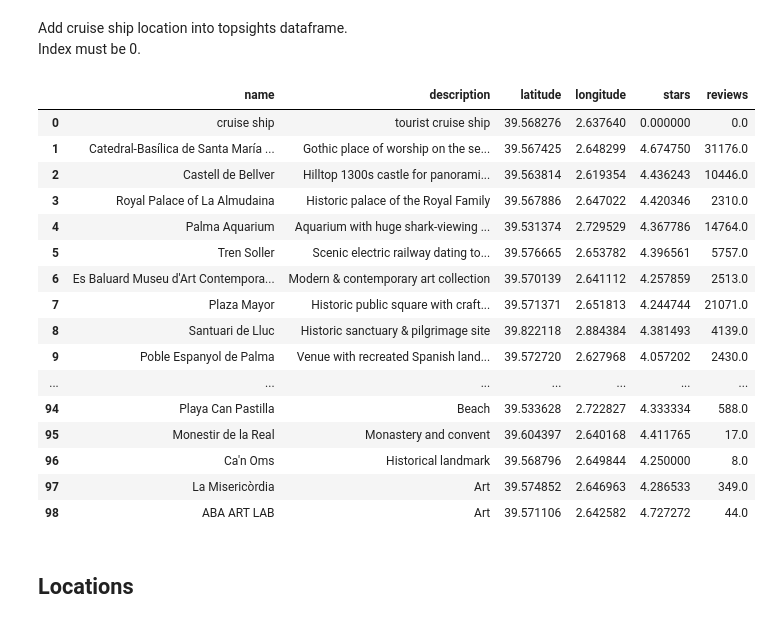
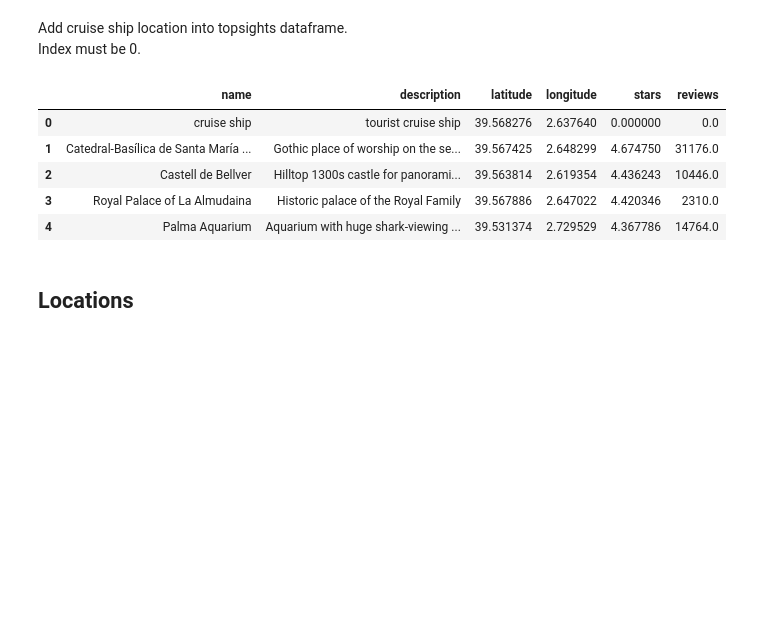
Before and after one commit to mariadelmarbibiloni/cruiseshiptourism, a Jupyter notebook: examples/topsightspalma_model.ipynb, the cells around one changed output. Drawn from its saved outputs; the diff is of its cells as text; code cells hidden in the pictures; blank space fills up the shorter version.

```diff
--- a/examples/topsightspalma_model.ipynb
+++ b/examples/topsightspalma_model.ipynb
@@ -15,6 +15,9 @@ from tourist import Tourist
 import tasks as tsk
 from vincenty import vincenty
 import unidecode
+# %%
+pd.set_option('display.max_rows', None)
+pd.set_option('max_colwidth', None)
 # %% [markdown]
 First, read the csv with google palma points of interest.
 # %%
@@ -57,23 +58,12 @@ pd.set_option('display.max_rows', None)
 # %%
-topsights
+topsights.head()
 # %% [output]
 |  | name | description | latitude | longitude | stars | reviews |
 | 0 | cruise ship | tourist cruise ship | 39.568276 | 2.637640 | 0.000000 | 0.0 |
 | 1 | Catedral-Basílica de Santa María ... | Gothic place of worship on the se... | 39.567425 | 2.648299 | 4.674750 | 31176.0 |
 | 2 | Castell de Bellver | Hilltop 1300s castle for panorami... | 39.563814 | 2.619354 | 4.436243 | 10446.0 |
 | 3 | Royal Palace of La Almudaina | Historic palace of the Royal Family | 39.567886 | 2.647022 | 4.420346 | 2310.0 |
 | 4 | Palma Aquarium | Aquarium with huge shark-viewing ... | 39.531374 | 2.729529 | 4.367786 | 14764.0 |
-| 5 | Tren Soller | Scenic electric railway dating to... | 39.576665 | 2.653782 | 4.396561 | 5757.0 |
-| 6 | Es Baluard Museu d'Art Contempora... | Modern & contemporary art collection | 39.570139 | 2.641112 | 4.257859 | 2513.0 |
-| 7 | Plaza Mayor | Historic public square with craft... | 39.571371 | 2.651813 | 4.244744 | 21071.0 |
-| 8 | Santuari de Lluc | Historic sanctuary & pilgrimage site | 39.822118 | 2.884384 | 4.381493 | 4139.0 |
-| 9 | Poble Espanyol de Palma | Venue with recreated Spanish land... | 39.572720 | 2.627968 | 4.057202 | 2430.0 |
-| ... | ... | ... | ... | ... | ... | ... |
-| 94 | Playa Can Pastilla | Beach | 39.533628 | 2.722827 | 4.333334 | 588.0 |
-| 95 | Monestir de la Real | Monastery and convent | 39.604397 | 2.640168 | 4.411765 | 17.0 |
-| 96 | Ca'n Oms | Historical landmark | 39.568796 | 2.649844 | 4.250000 | 8.0 |
-| 97 | La Misericòrdia | Art | 39.574852 | 2.646963 | 4.286533 | 349.0 |
-| 98 | ABA ART LAB | Art | 39.571106 | 2.642582 | 4.727272 | 44.0 |
 # %% [markdown]
 ## Locations
 # %% [markdown]
```
Also changed, not shown: parts of 13 cells of this notebook.
